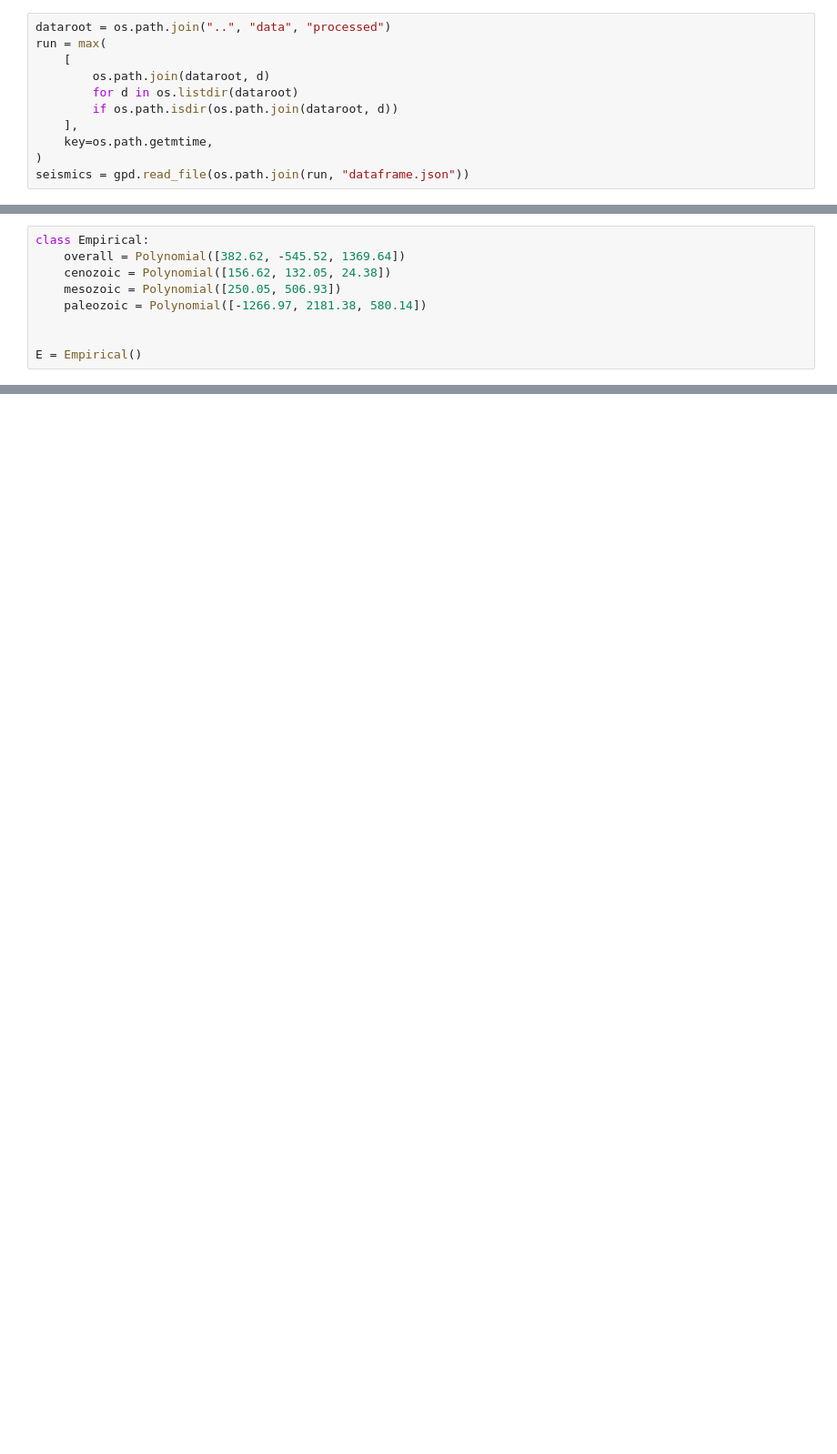
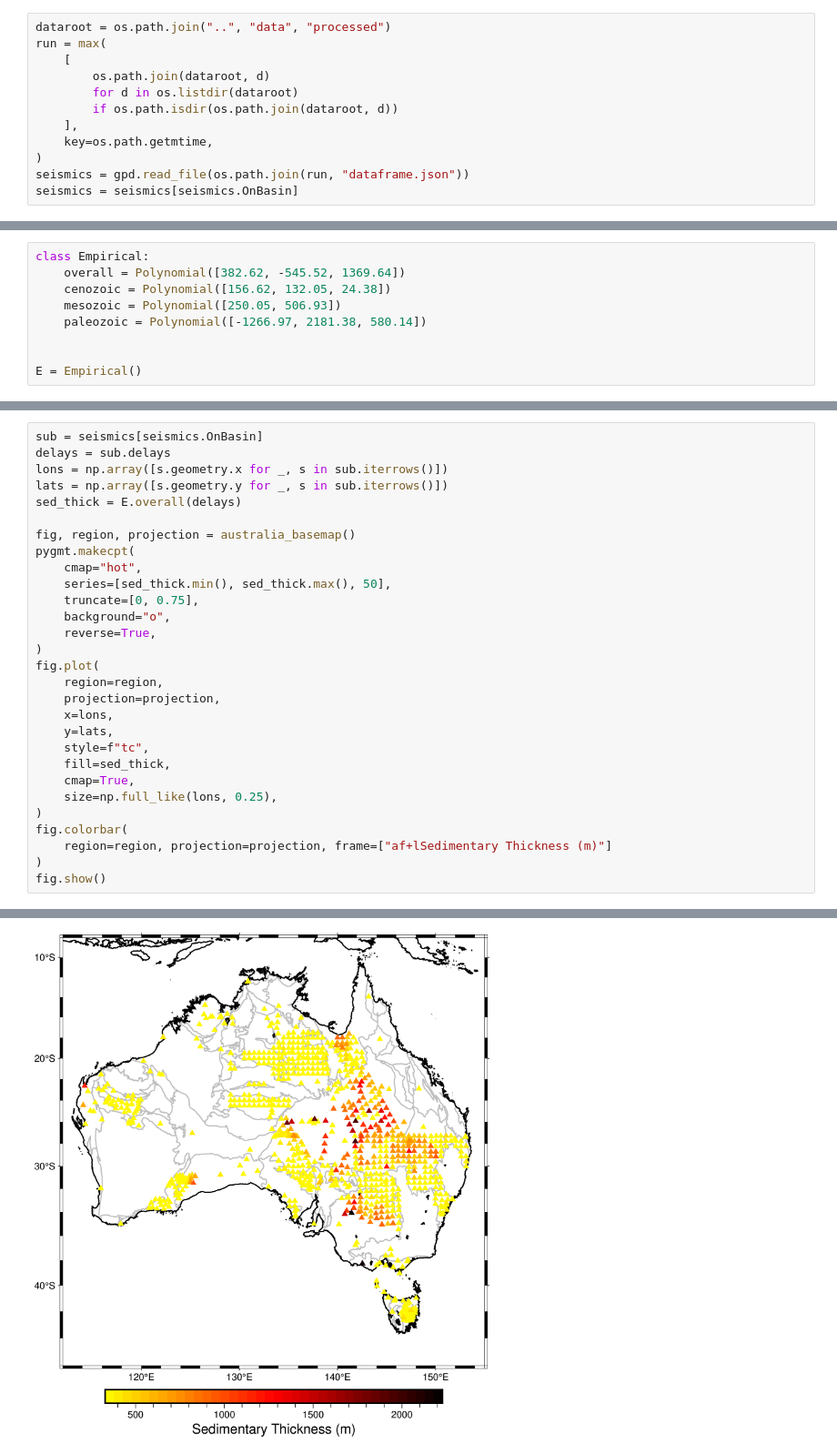
Before and after one commit to auggiemarignier/AusSedThick, a Jupyter notebook: aussedthickrf/05AustralianSedimentaryThickness.ipynb, the cells around one changed output, grey strips where cells are left out. Shown at 91% size. Saved outputs shown, nothing was run; the diff lists cells and outputs as text; blank space fills up the shorter version.

Commit message:
only predict for stations on basins

```diff
--- a/aussedthickrf/05AustralianSedimentaryThickness.ipynb
+++ b/aussedthickrf/05AustralianSedimentaryThickness.ipynb
@@ -29,5 +29,6 @@ run = max(
     key=os.path.getmtime,
 )
 seismics = gpd.read_file(os.path.join(run, "dataframe.json"))
+seismics = seismics[seismics.OnBasin]
 # %% [markdown]
 Define the empirical relationshp
@@ -80,0 +46,30 @@ E = Empirical()
+# %%
+sub = seismics[seismics.OnBasin]
+delays = sub.delays
+lons = np.array([s.geometry.x for _, s in sub.iterrows()])
+lats = np.array([s.geometry.y for _, s in sub.iterrows()])
+sed_thick = E.overall(delays)
+
+fig, region, projection = australia_basemap()
+pygmt.makecpt(
+    cmap="hot",
+    series=[sed_thick.min(), sed_thick.max(), 50],
+    truncate=[0, 0.75],
+    background="o",
+    reverse=True,
+)
+fig.plot(
+    region=region,
+    projection=projection,
+    x=lons,
+    y=lats,
+    style=f"tc",
+    fill=sed_thick,
+    cmap=True,
+    size=np.full_like(lons, 0.25),
+)
+fig.colorbar(
+    region=region, projection=projection, frame=["af+lSedimentary Thickness (m)"]
+)
+fig.show()
+# %% [output]
@@ -80,0 +77 @@ E = Empirical()
+[figure, added]
```
Also changed, not shown: parts of 12 cells of this notebook.
